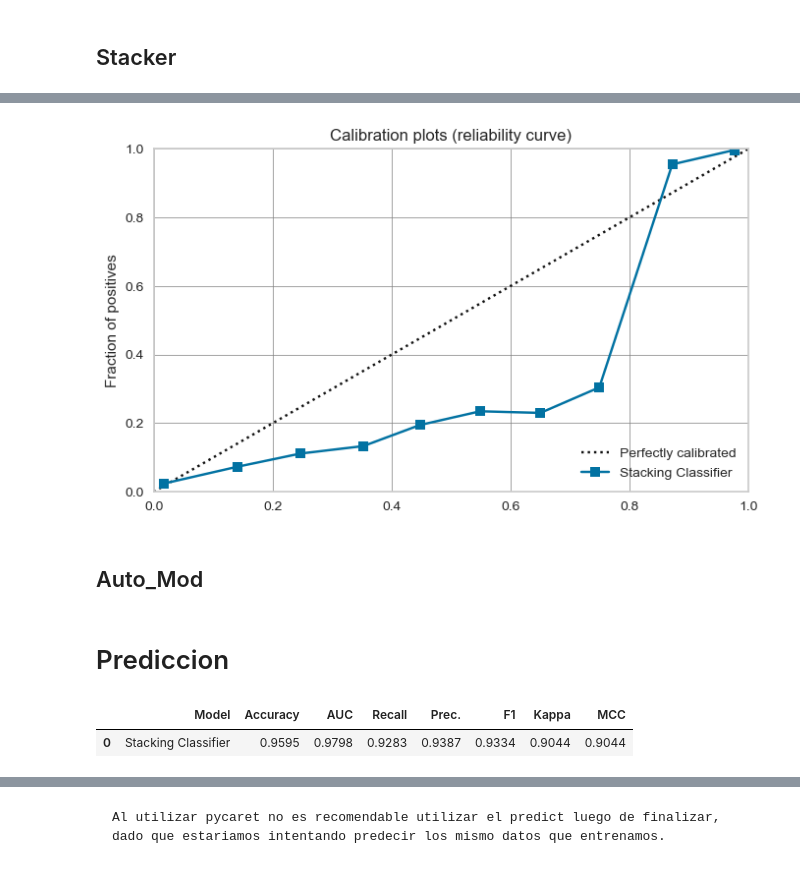
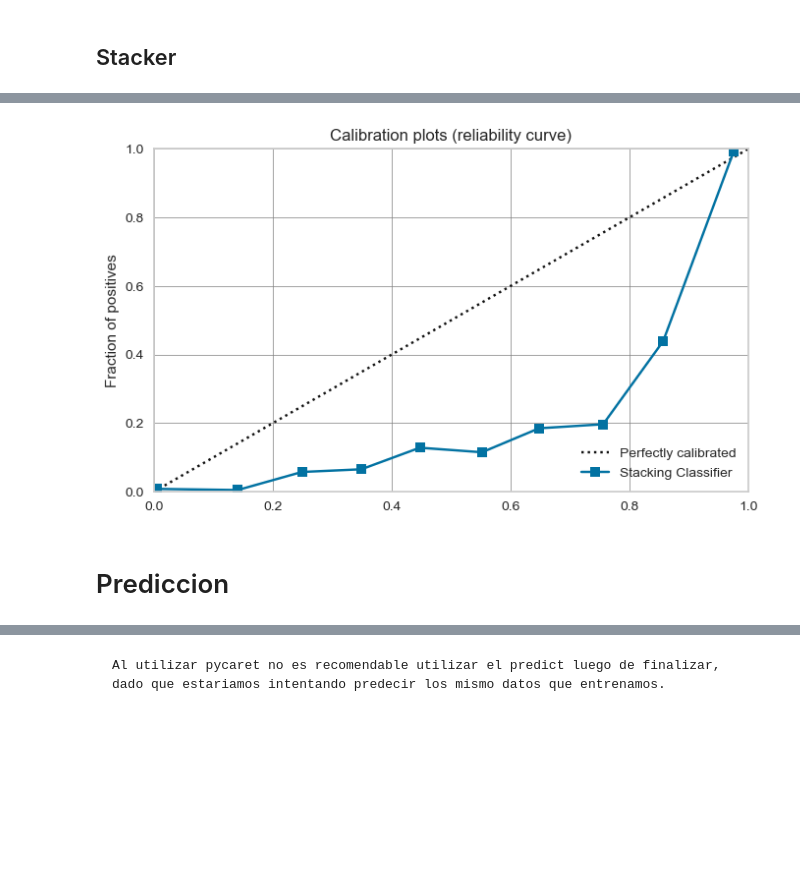
Before and after one commit to leobrandoon/marketing_datascience_binario, a Jupyter notebook: problema_mtk_lego.ipynb, the cells around one changed output, grey strips where cells are left out. Drawn from its saved outputs; the diff is of its cells as text; code cells hidden in the pictures; blank space fills up the shorter version.

Commit message:
cambio encodign
Cambio de encoding y pre proceso de datos, sin embargo el modelo no mejora

```diff
--- a/problema_mtk_lego.ipynb
+++ b/problema_mtk_lego.ipynb
@@ -673,0 +477,2 @@ plot_model(stacker, plot = 'calibration')
+# %%
+optimize_threshold(stacker, true_negative = 1500, false_negative = -5000)
@@ -674,6 +483,4 @@ plot_model(stacker, plot = 'calibration')
 # %%
-plot_model(calibrated_dt, plot = 'calibration')
+plot_model(stacker, plot = 'calibration')
 # %% [output]
-[figure, old version]
+[figure, new version]
-# %% [markdown]
-## Auto_Mod
@@ -687,10 +489,7 @@ plot_model(calibrated_dt, plot = 'calibration')
 # %% [markdown]
 # Prediccion
 # %%
-predict_model(calibrated_dt);
+#predict_model(calibrated_dt);
-# %% [output]
-|  | Model | Accuracy | AUC | Recall | Prec. | F1 | Kappa | MCC |
-| 0 | Stacking Classifier | 0.9595 | 0.9798 | 0.9283 | 0.9387 | 0.9334 | 0.9044 | 0.9044 |
 # %%
 predict_model(stacker);
 # %% [output]
```
Also changed, not shown: parts of 70 cells of this notebook.
